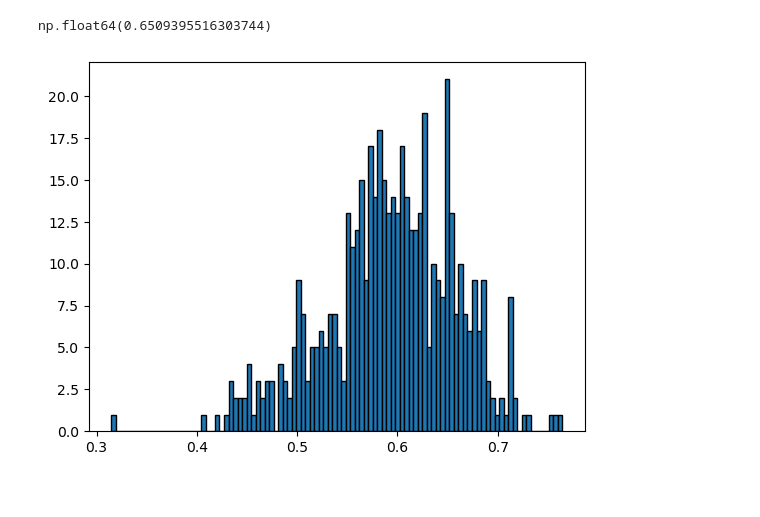
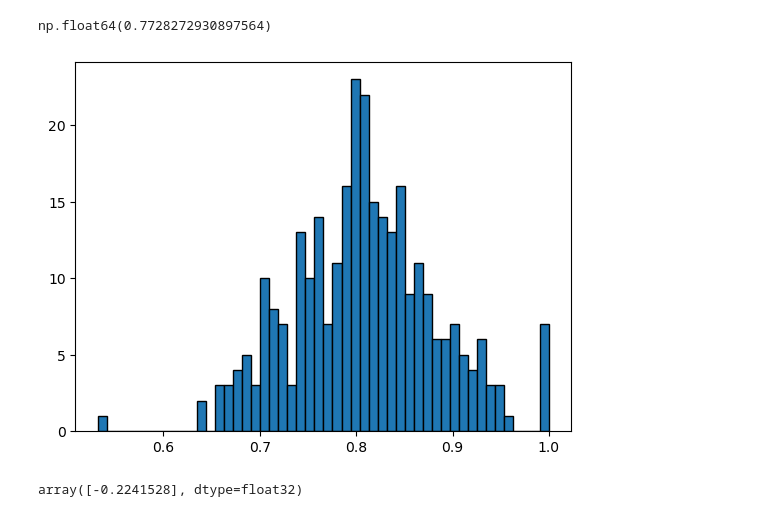
Before and after one commit to mateos-yago/gen_diffusion_time_series, a Jupyter notebook: scrap_develop.ipynb, the cells around one changed output. Saved outputs shown, nothing was run; the diff lists cells and outputs as text; code cells hidden in the pictures.

```diff
--- a/scrap_develop.ipynb
+++ b/scrap_develop.ipynb
@@ -8,5 +10,6 @@ import torch
 # %%
-data=TimeSeriesGenerator.generate_ar_series(500, 100, 1, 0.6,0.1)
+#data=TimeSeriesGenerator.generate_ar_series(300, 100, 1, 0.6,0.1)
+data=TimeSeriesGenerator.generate_arma_11_series(300, 100, phi=0.6, theta=0.8, sigma=0.1)
 # %%
 series=data.numpy()
 # %%
@@ -36,4 +46,4 @@ Roots
 # %%
-result.params[0]
+result.params[1]
 # %% [output]
-np.float64(0.6509395516303744)
+np.float64(0.7728272930897564)
@@ -50,8 +50,13 @@ def phi_parameter_estimation(series):
 # %%
-params=phi_parameter_estimation(series)
+params = utils.ARMA_11_phi_theta_parameters_estimation(series)
 # %%
-plt.hist(params, bins=100, edgecolor='black')
+plt.hist(params[1], bins=50, edgecolor='black')
 plt.show()
 # %% [output]
-[figure, old version]
+[figure, new version]
+# %%
+import scipy.stats as st
+st.kurtosis(series[0])
+# %% [output]
+array([-0.2241528], dtype=float32)
 # %%
```
Also changed, not shown: parts of 12 cells of this notebook, 5 other files.
